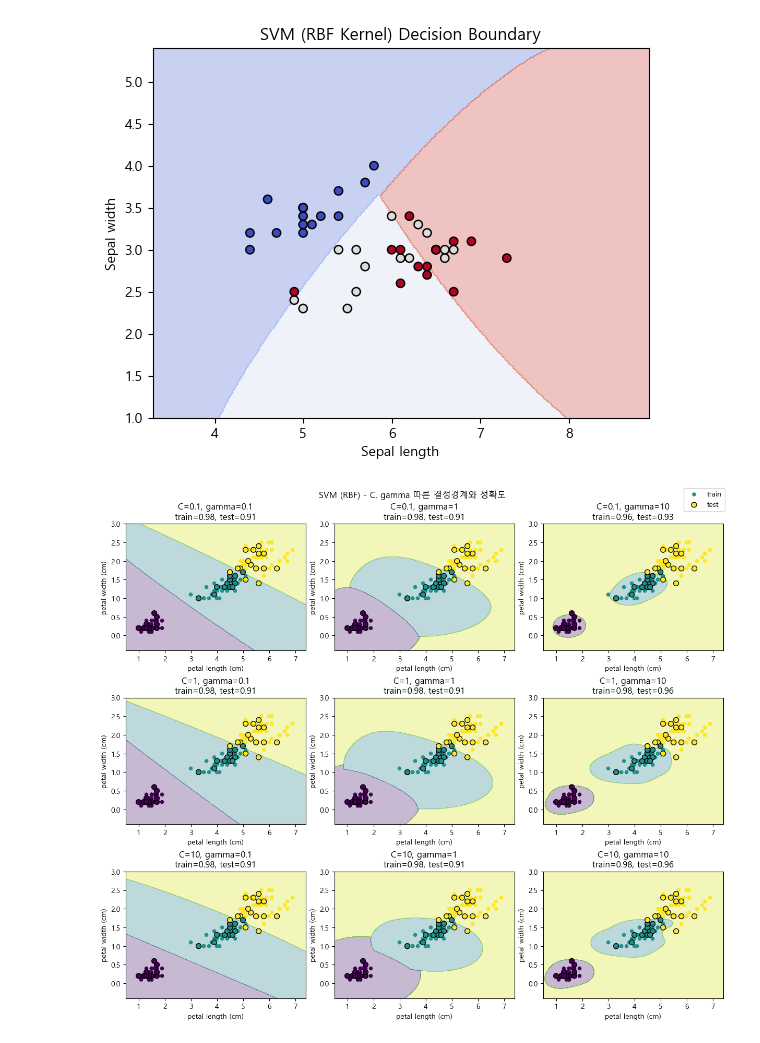
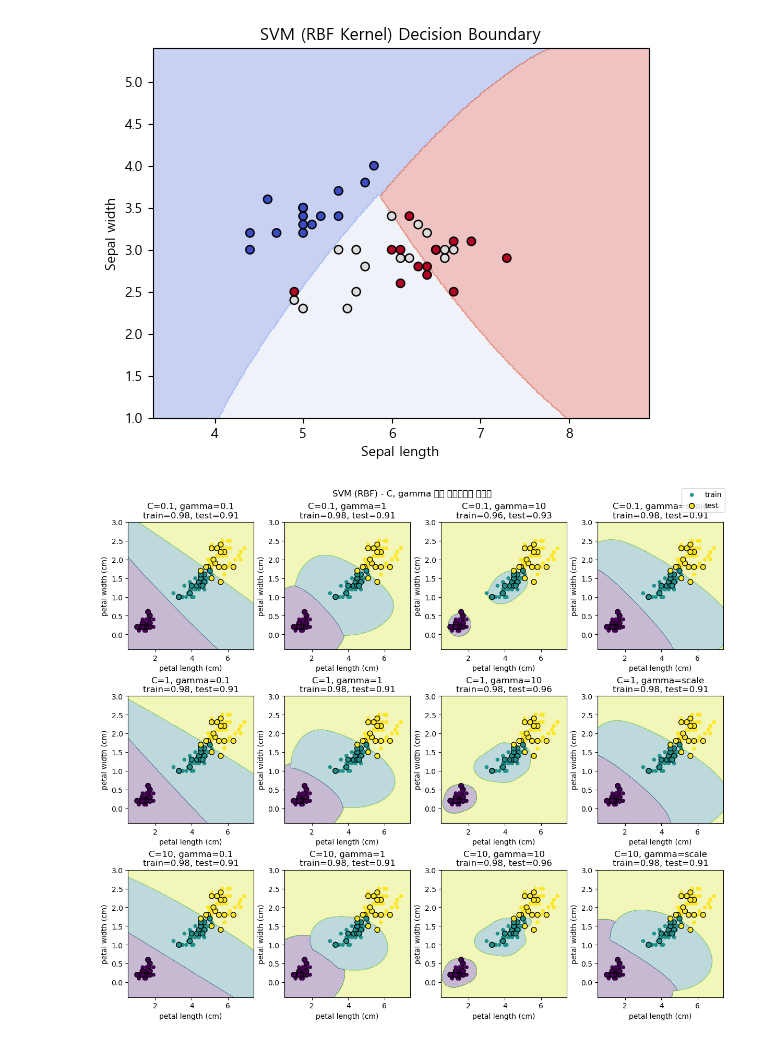
Before and after one commit to atleast10years/ai-ml, a Jupyter notebook: ml_core_algorithms.ipynb, the cells around one changed output. Saved outputs shown, nothing was run; the diff lists cells and outputs as text; code cells hidden in the pictures.

```diff
--- a/ml_core_algorithms.ipynb
+++ b/ml_core_algorithms.ipynb
@@ -388,3 +386,34 @@ k=5, mean acc=0.973
 k=7, mean acc=0.980
 k=9, mean acc=0.973
 k=11, mean acc=0.980
+# %%
+# K=1(과적합)와 K=15(일반화)의 결정경계 차이 시각화
+import numpy as np
+import matplotlib.pyplot as plt
+from sklearn.datasets import load_iris
+from sklearn.neighbors import KNeighborsClassifier
+
+iris = load_iris()
+X, y = iris.data[:, :2], iris.target
+
+# 그리드 생성
+x_min, x_max = X[:, 0].min() - 1, X[:, 0].max() + 1
+y_min, y_max = X[:, 1].min() - 1, X[:, 1].max() + 1
+xx, yy = np.meshgrid(np.arange(x_min, x_max, 0.05),
+                     np.arange(y_min, y_max, 0.05))
+
+# K=1, K=15 두가지 모델 학습
+for i, k in enumerate([1, 15]):
+  knn = KNeighborsClassifier(n_neighbors=k)
+  knn.fit(X, y)
+
+  # 결정경계 예측
+  Z = knn.predict(np.c_[xx.ravel(), yy.ravel()]).reshape(xx.shape)
+
+  plt.subplot(1, 2, i+1)
+  plt.contourf(xx, yy, Z, alpha=0.3, cmap=plt.cm.coolwarm)
+  plt.scatter(X[:, 0], X[:, 1], c=y, edgecolors='k', cmap=plt.cm.coolwarm)
+  plt.title(f"K={k}", fontsize=14, fontweight="bold")
+
+plt.tight_layout()
+plt.show()
@@ -481,32 +512,32 @@ def plot_boundary(ax, C, gamma):
   clf.fit(X_train, y_train)
 
   Z = clf.predict(np.c_[xx.ravel(), yy.ravel()]).reshape(xx.shape)
   ax.contourf(xx, yy, Z, alpha=0.3)
 
   ax.scatter(X_train[:, 0], X_train[:, 1], c=y_train, edgecolor='none', s=30, label="train")
   ax.scatter(X_test[:, 0], X_test[:, 1], c=y_test, edgecolor='k', s=50, label="test")
 
   y_pred_tr = clf.predict(X_train)
   y_pred_te = clf.predict(X_test)
   tr = accuracy_score(y_train, y_pred_tr)
   te = accuracy_score(y_test, y_pred_te)
 
   ax.set_title(f"C={C}, gamma={gamma}\ntrain={tr:.2f}, test={te:.2f}")
   ax.set_xlabel(feat_names[0])
   ax.set_ylabel(feat_names[1])
 
 Cs     = [0.1, 1, 10]
-gammas = [0.1, 1, 10]
+gammas = [0.1, 1, 10, "scale"]
 
 fig, axes = plt.subplots(len(Cs), len(gammas), figsize=(12, 10), constrained_layout=True)
 for i, C in enumerate(Cs):
   for j, g in enumerate(gammas):
     ax = axes[i, j]
     plot_boundary(ax, C, g)
 
 handles, labels = axes[0,0].get_legend_handles_labels()
 fig.legend(handles, labels, loc="upper right")
 fig.suptitle("SVM (RBF) - C, gamma 따른 결정경계와 정확도", y=1.02, fontsize=12)
 plt.show()
 # %% [output]
-[figure, old version]
+[figure, new version]
```
Also changed, not shown: parts of 2 cells of this notebook, 1 other file.
